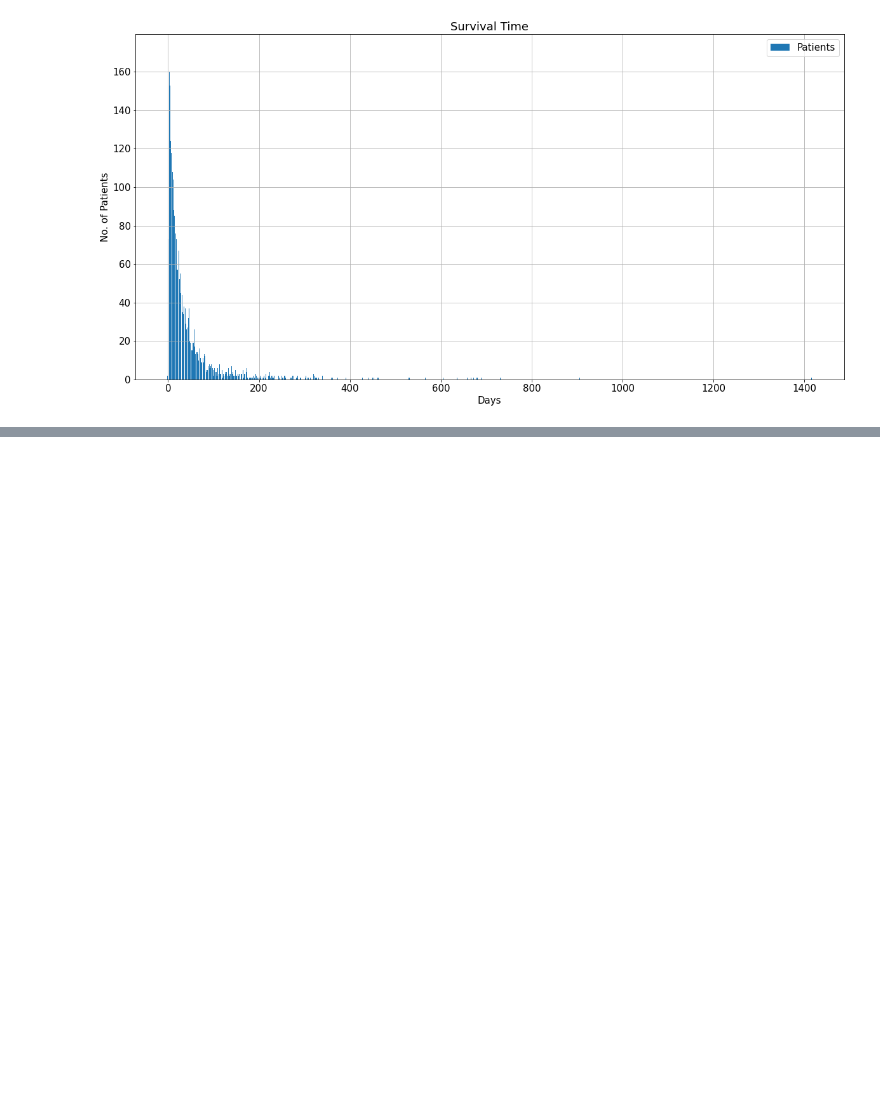
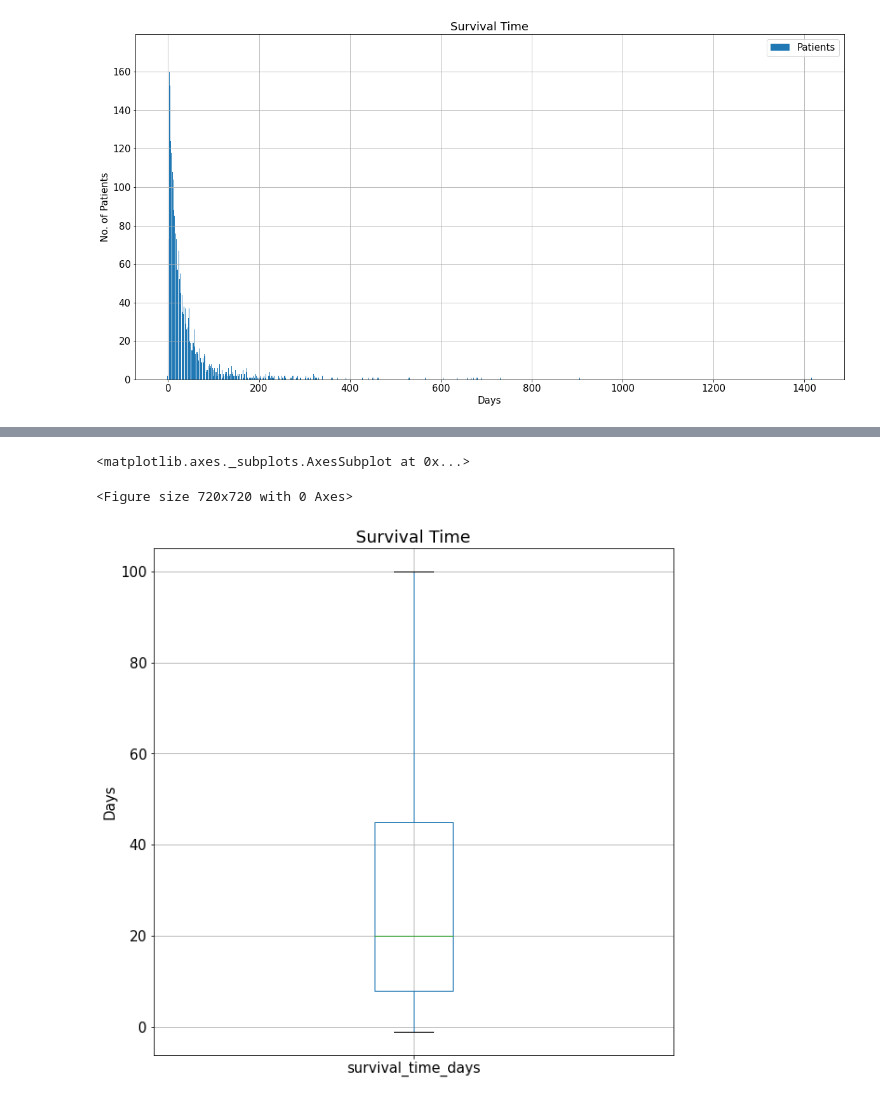
Before and after one commit to ryflect/cs692r-hospice, a Jupyter notebook: Referral Analysis.ipynb, the cells around one changed output, grey strips where cells are left out. Cells and saved outputs as stored; diff of their text form; code cells hidden in the pictures; blank space fills up the shorter version.

```diff
--- a/Referral Analysis.ipynb
+++ b/Referral Analysis.ipynb
@@ -319,10 +511,14 @@ df_surv
 # %%
 # generate a box and whisker plot
-# plt.rcParams['figure.figsize'] = [10, 10]
-# plt.figure()
-# fig, ax = plt.subplots()
-# ax.set_ylabel('Days')
-# ax.set_title('Survival Time')
-# df_referral.boxplot(column=['survival_time_days'], showfliers=False)
+plt.rcParams['figure.figsize'] = [10, 10]
+plt.figure()
+fig, ax = plt.subplots()
+ax.set_ylabel('Days')
+ax.set_title('Survival Time')
+df_referral.boxplot(column=['survival_time_days'], showfliers=False)
+# %% [output]
+<matplotlib.axes._subplots.AxesSubplot at 0x...>
+<Figure size 720x720 with 0 Axes>
+[figure, added]
 # %%
 # boxplot with outliers
```
Also changed, not shown: parts of 22 cells of this notebook.
